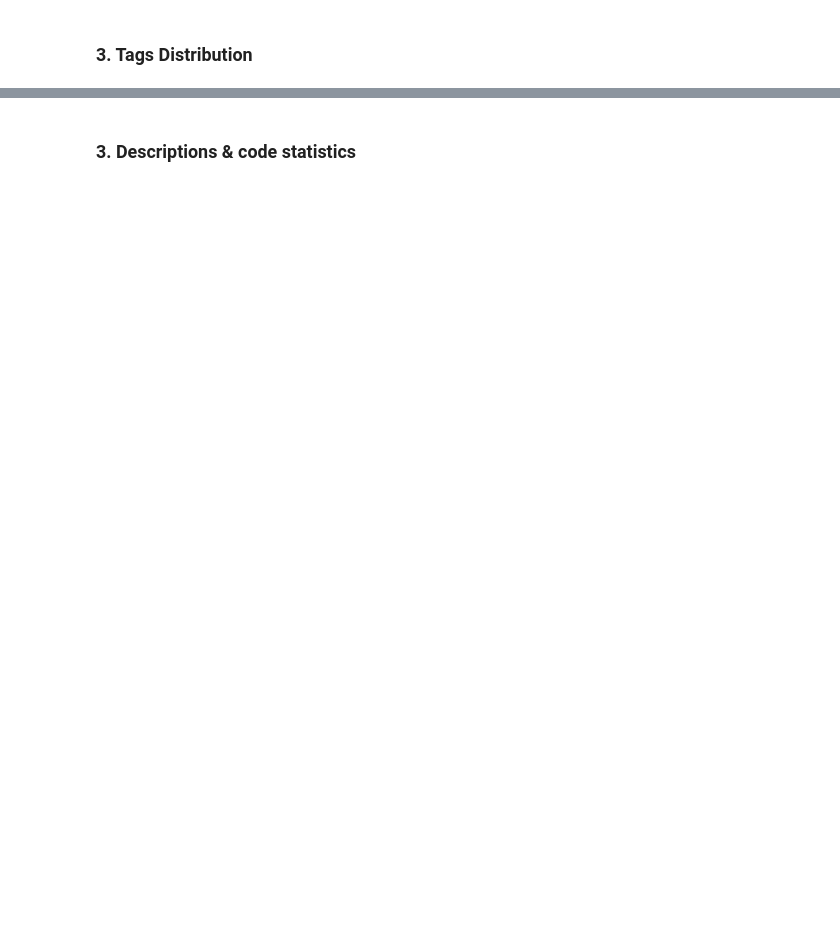
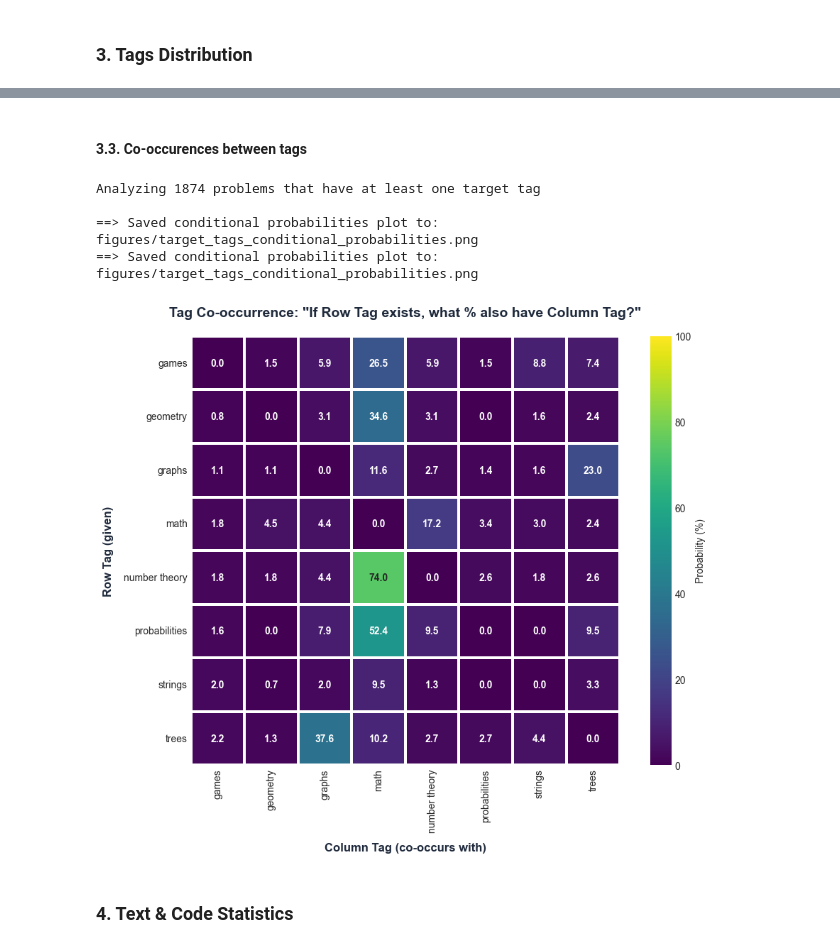
Before and after one commit to Wstoloah/Code-Problems-Tags-Prediction, a Jupyter notebook: notebooks/eda.ipynb, the cells around one changed output, grey strips where cells are left out. Saved outputs shown, nothing was run; the diff lists cells and outputs as text; code cells hidden in the pictures; blank space fills up the shorter version.

```diff
--- a/notebooks/eda.ipynb
+++ b/notebooks/eda.ipynb
@@ -168,2 +389,76 @@ plt.show()
+# %% [markdown]
+#### 3.3. Co-occurences between tags
+# %%
+# Co-occurrence Analysis for Target Tags
+from sklearn.preprocessing import MultiLabelBinarizer
+
+# Filter dataframe to only include samples with at least one target tag
+df_target = df[df['num_target_tags'] > 0].copy()
+print(f"Analyzing {len(df_target)} problems that have at least one target tag\n")
+
+# Create binary matrix for target tags only
+target_tags_filtered = df_target['tags'].apply(
+    lambda tags: [tag for tag in tags if tag in TARGET_TAGS]
+)
+
+mlb = MultiLabelBinarizer()
+target_matrix = pd.DataFrame(
+    mlb.fit_transform(target_tags_filtered),
+    columns=mlb.classes_
+)
+
+# Compute co-occurrence matrix (dot product)
+co_occurrence = target_matrix.T.dot(target_matrix)
+
+# Calculate conditional probabilities matrix
+# P(tag_j | tag_i) = count(i,j) / count(i)
+tag_counts = target_matrix.sum(axis=0)
+conditional_probs = pd.DataFrame(
+    np.zeros_like(co_occurrence.values, dtype=float),
+    index=co_occurrence.index,
+    columns=co_occurrence.columns
+)
+
+for i, tag_i in enumerate(co_occurrence.index):
+    for j, tag_j in enumerate(co_occurrence.columns):
+        if tag_counts[tag_i] > 0:
+            # P(tag_j | tag_i) = how often tag_j appears given tag_i
+            conditional_probs.iloc[i, j] = (co_occurrence.iloc[i, j] / tag_counts[tag_i]) * 100
+
+fig, ax = plt.subplots(figsize=(10, 8))
+
+# Set diagonal to 0 to focus on co-occurrences
+conditional_probs_viz = conditional_probs.copy()
+np.fill_diagonal(conditional_probs_viz.values, 0)
+
+sns.heatmap(conditional_probs_viz,
+            annot=True,
+            fmt='.1f',
+            cmap='viridis',
+            square=True,
+            linewidths=1.5,
+            cbar_kws={'label': 'Probability (%)'},
+            ax=ax,
+            vmin=0,
+            vmax=100,
+            annot_kws={'fontsize': 10, 'fontweight': 'bold'})
+
+ax.set_title('Tag Co-occurrence: "If Row Tag exists, what % also have Column Tag?"',
+             fontsize=14, fontweight='bold', color='#1E293B', pad=20)
+ax.set_xlabel('Column Tag (co-occurs with)', fontsize=12, fontweight='bold', color='#1E293B', labelpad=10)
+ax.set_ylabel('Row Tag (given)', fontsize=12, fontweight='bold', color='#1E293B', labelpad=10)
+ax.tick_params(labelsize=10)
+
+plt.tight_layout()
+plt.savefig('figures/target_tags_conditional_probabilities.png',
+            dpi=300, bbox_inches='tight', facecolor='white')
+print("==> Saved conditional probabilities plot to: figures/target_tags_conditional_probabilities.png")
+plt.show()
+# %% [output]
+Analyzing 1874 problems that have at least one target tag
+
+==> Saved conditional probabilities plot to: figures/target_tags_conditional_probabilities.png
+==> Saved conditional probabilities plot to: figures/target_tags_conditional_probabilities.png
+[figure, added]
 # %% [markdown]
-### 3. Descriptions & code statistics
+### 4. Text & Code Statistics
```
Also changed, not shown: parts of 27 cells of this notebook, 4 other files.
